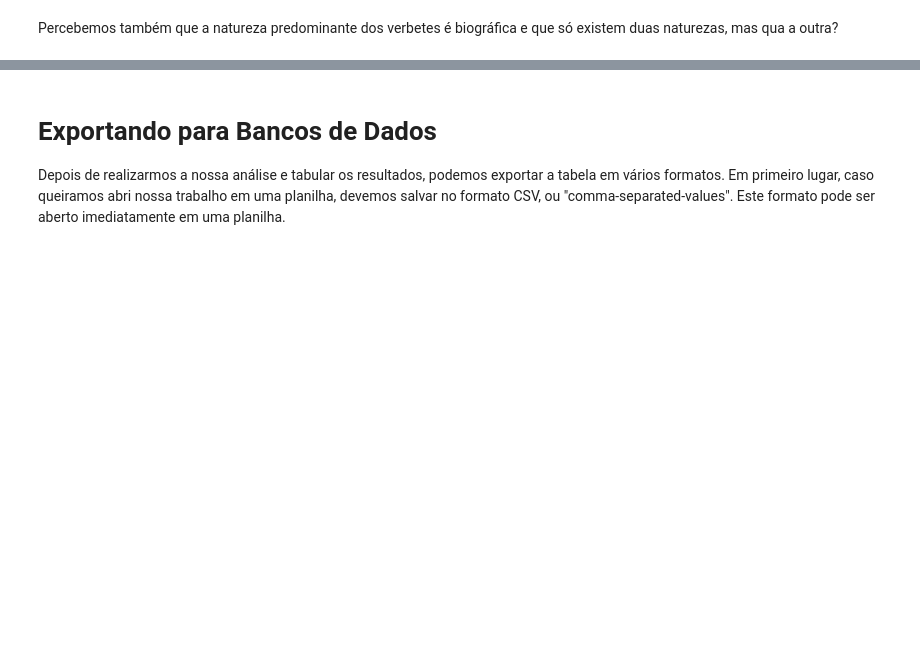
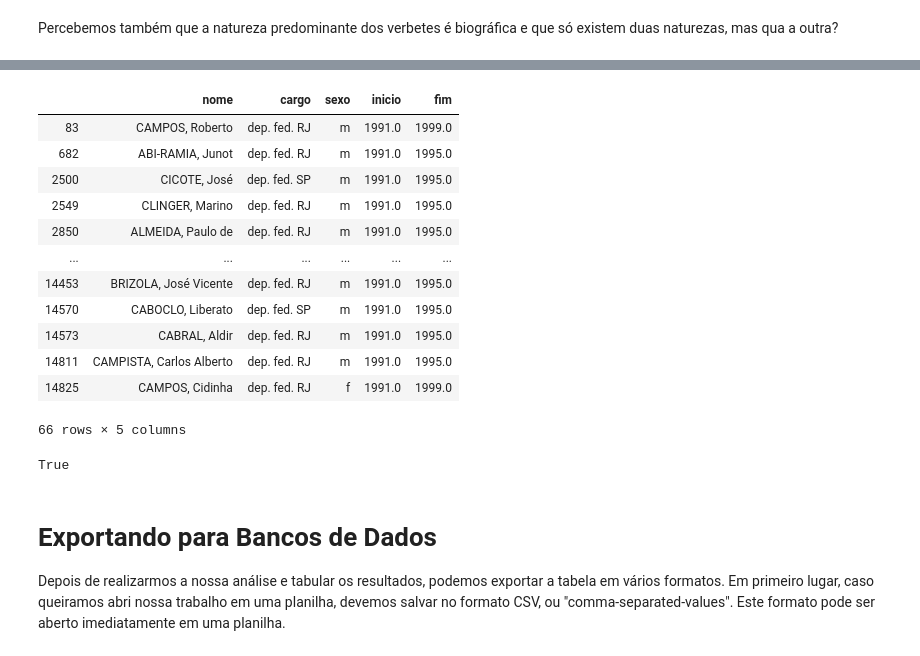
Before and after one commit to fccoelho/text-mining-cientistas-sociais, a Jupyter notebook: Capitulo_1.ipynb, the cells around one changed output, grey strips where cells are left out. Saved outputs shown, nothing was run; the diff lists cells and outputs as text; code cells hidden in the pictures; blank space fills up the shorter version.

```diff
--- a/Capitulo_1.ipynb
+++ b/Capitulo_1.ipynb
@@ -509,3 +539,25 @@ tab2.dropna()
+# %%
+
+tab2[(tab2.cargo.isin(['dep. fed. RJ', 'dep. fed. SP']))&(tab2.inicio==1991)]
+#tab2.iloc[14825].cargo
+# %% [output]
+|  | nome | cargo | sexo | inicio | fim |
+| 83 | CAMPOS, Roberto | dep. fed. RJ | m | 1991.0 | 1999.0 |
+| 682 | ABI-RAMIA, Junot | dep. fed. RJ | m | 1991.0 | 1995.0 |
+| 2500 | CICOTE, José | dep. fed. SP | m | 1991.0 | 1995.0 |
+| 2549 | CLINGER, Marino | dep. fed. RJ | m | 1991.0 | 1995.0 |
+| 2850 | ALMEIDA, Paulo de | dep. fed. RJ | m | 1991.0 | 1995.0 |
+| ... | ... | ... | ... | ... | ... |
+| 14453 | BRIZOLA, José Vicente | dep. fed. RJ | m | 1991.0 | 1995.0 |
+| 14570 | CABOCLO, Liberato | dep. fed. SP | m | 1991.0 | 1995.0 |
+| 14573 | CABRAL, Aldir | dep. fed. RJ | m | 1991.0 | 1995.0 |
+| 14811 | CAMPISTA, Carlos Alberto | dep. fed. RJ | m | 1991.0 | 1995.0 |
+| 14825 | CAMPOS, Cidinha | dep. fed. RJ | f | 1991.0 | 1999.0 |
+66 rows × 5 columns
+# %%
+'dep. fed.' in "dep. fed. MT"
+# %% [output]
+True
 # %% [markdown]
 # Exportando para Bancos de Dados
 Depois de realizarmos a nossa análise e tabular os resultados, podemos exportar a tabela em vários formatos. Em primeiro lugar, caso queiramos abri nossa trabalho em uma planilha, devemos salvar no formato CSV, ou "comma-separated-values". Este formato pode ser aberto imediatamente em uma planilha.
```
Also changed, not shown: parts of 19 cells of this notebook, 2 other files.
